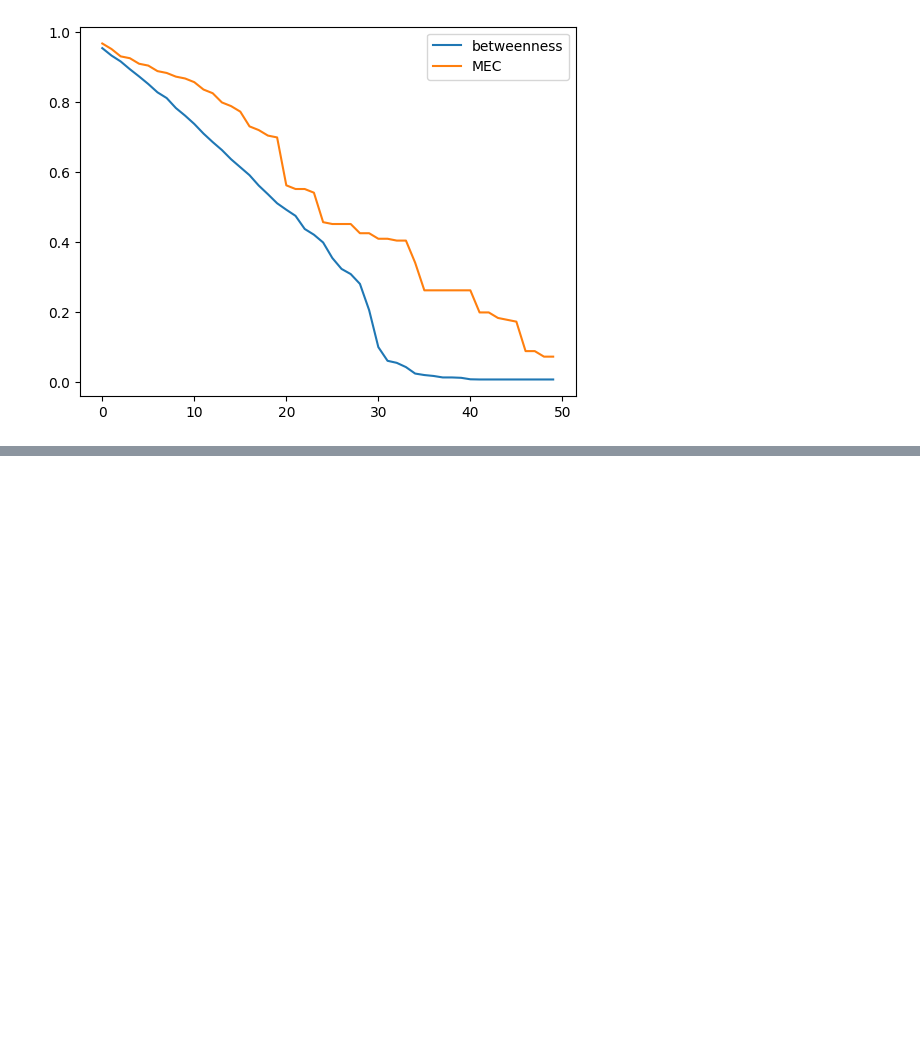
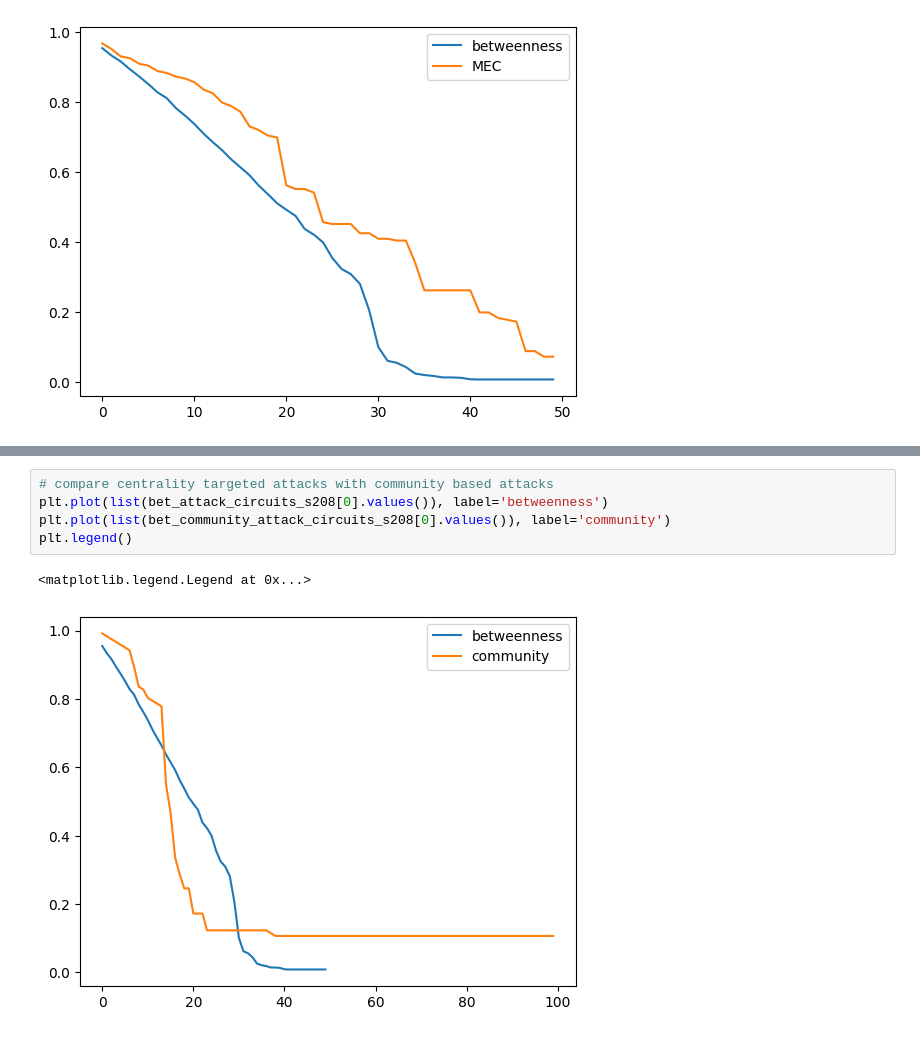
Before and after one commit to raysas/network-disintegration-attacks, a Jupyter notebook: code/final_code.ipynb, the cells around one changed output, grey strips where cells are left out. Saved outputs shown, nothing was run; the diff lists cells and outputs as text; blank space fills up the shorter version.

```diff
--- a/code/final_code.ipynb
+++ b/code/final_code.ipynb
@@ -1612,0 +1792,8 @@ plt.show()
+# %%
+# compare centrality targeted attacks with community based attacks
+plt.plot(list(bet_attack_circuits_s208[0].values()), label='betweenness')
+plt.plot(list(bet_community_attack_circuits_s208[0].values()), label='community')
+plt.legend()
+# %% [output]
+<matplotlib.legend.Legend at 0x...>
+[figure, added]
```
Also changed, not shown: parts of 4 cells of this notebook, 1 other file.
